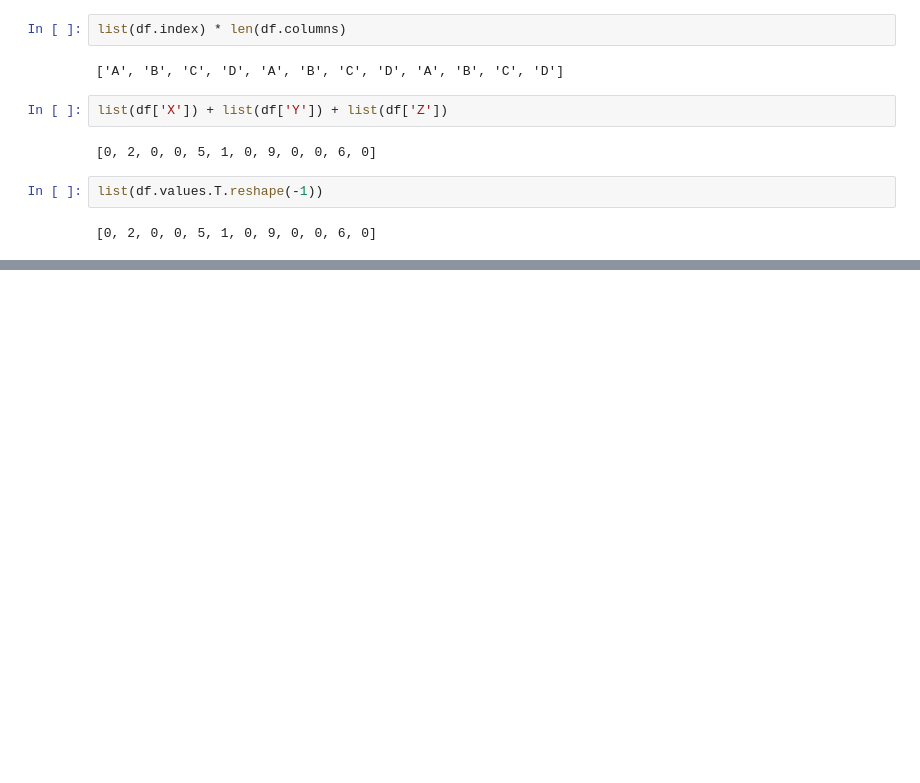
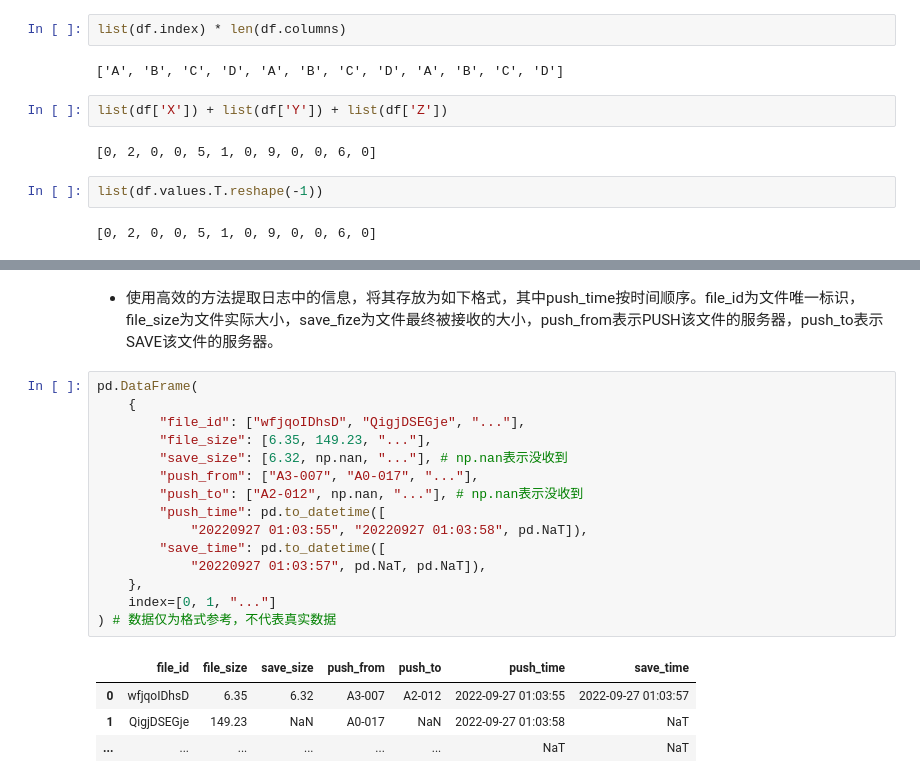
Before and after one commit to gxx-ljy/Pandas-, a Jupyter notebook: 综合题二.ipynb, the cells around one changed output, grey strips where cells are left out. Saved outputs shown, nothing was run; the diff lists cells and outputs as text; blank space fills up the shorter version.

```diff
--- a/综合题二.ipynb
+++ b/综合题二.ipynb
@@ -525,0 +539,22 @@ list(df.values.T.reshape(-1))
+# %% [markdown]
+- 使用高效的方法提取日志中的信息，将其存放为如下格式，其中push_time按时间顺序。file_id为文件唯一标识，file_size为文件实际大小，save_fize为文件最终被接收的大小，push_from表示PUSH该文件的服务器，push_to表示SAVE该文件的服务器。
+# %%
+pd.DataFrame(
+    {
+        "file_id": ["wfjqoIDhsD", "QigjDSEGje", "..."],
+        "file_size": [6.35, 149.23, "..."],
+        "save_size": [6.32, np.nan, "..."], # np.nan表示没收到
+        "push_from": ["A3-007", "A0-017", "..."],
+        "push_to": ["A2-012", np.nan, "..."], # np.nan表示没收到
+        "push_time": pd.to_datetime([
+            "20220927 01:03:55", "20220927 01:03:58", pd.NaT]),
+        "save_time": pd.to_datetime([
+            "20220927 01:03:57", pd.NaT, pd.NaT]),
+    },
+    index=[0, 1, "..."]
+) # 数据仅为格式参考，不代表真实数据
+# %% [output]
+|  | file_id | file_size | save_size | push_from | push_to | push_time | save_time |
+| 0 | wfjqoIDhsD | 6.35 | 6.32 | A3-007 | A2-012 | 2022-09-27 01:03:55 | 2022-09-27 01:03:57 |
+| 1 | QigjDSEGje | 149.23 | NaN | A0-017 | NaN | 2022-09-27 01:03:58 | NaT |
+| ... | ... | ... | ... | ... | ... | NaT | NaT |
```
Also changed, not shown: parts of 8 cells of this notebook.
